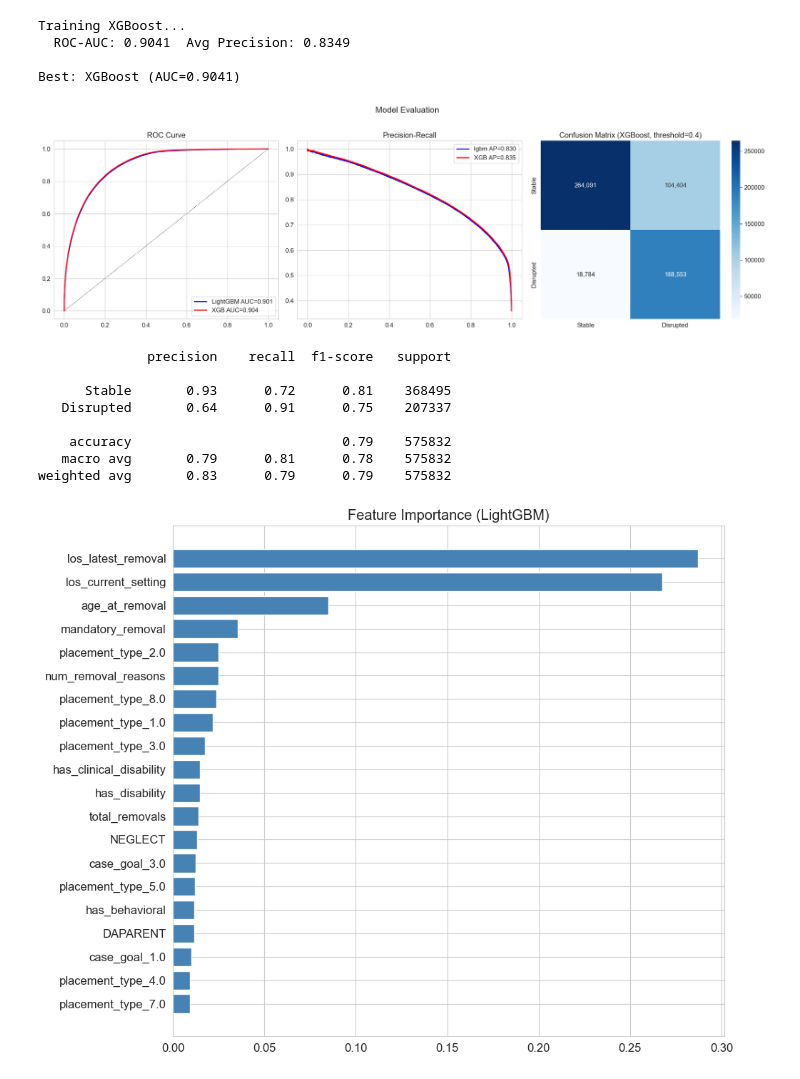
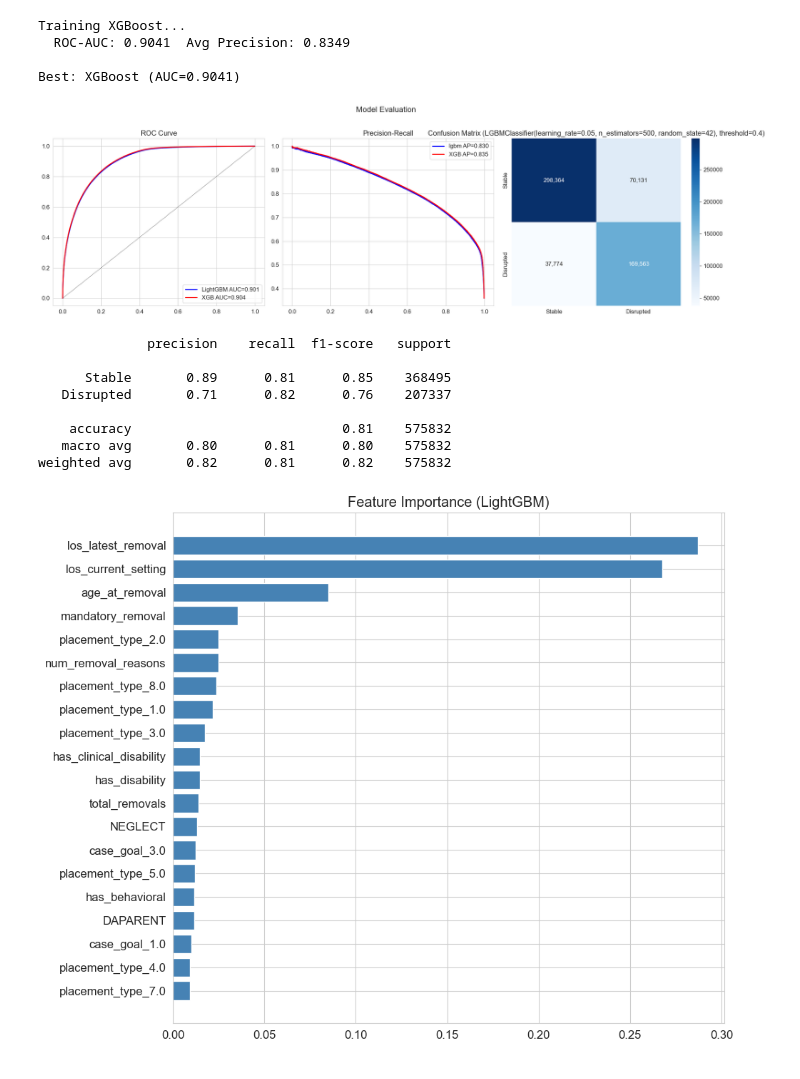
Before and after one commit to courtneyjchen/careassist-foster-care-ai, a Jupyter notebook: LightGBM_court.ipynb, the cells around one changed output. Drawn from its saved outputs; the diff is of its cells as text; code cells hidden in the pictures.

```diff
--- a/LightGBM_court.ipynb
+++ b/LightGBM_court.ipynb
@@ -269,41 +269,41 @@ Best: XGBoost (AUC=0.9041)
 # %%
 # Cell 10: Evaluation plots
 fig, axes = plt.subplots(1, 3, figsize=(20, 6))
 
 fpr_lgbm, tpr_lgbm, _ = roc_curve(y_test, lgbm_proba)
 fpr_xg, tpr_xg, _ = roc_curve(y_test, xgb_proba)
 axes[0].plot(fpr_lgbm, tpr_lgbm, "b-", lw=2, label=f"LightGBM AUC={lgbm_auc:.3f}")
 axes[0].plot(fpr_xg, tpr_xg, "r-", lw=2, label=f"XGB AUC={xgb_auc:.3f}")
 axes[0].plot([0,1],[0,1],"k--",lw=0.5)
 axes[0].set_title("ROC Curve"); axes[0].legend()
 
 p_lgbm, r_lgbm, _ = precision_recall_curve(y_test, lgbm_proba)
 p_xg, r_xg, _ = precision_recall_curve(y_test, xgb_proba)
 axes[1].plot(r_lgbm, p_lgbm, "b-", lw=2, label=f"lgbm AP={lgbm_ap:.3f}")
 axes[1].plot(r_xg, p_xg, "r-", lw=2, label=f"XGB AP={xgb_ap:.3f}")
 axes[1].set_title("Precision-Recall"); axes[1].legend()
 
-y_pred = (best_proba >= 0.4).astype(int)
+y_pred = (lgbm_proba >= 0.4).astype(int)
 cm = confusion_matrix(y_test, y_pred)
 sns.heatmap(cm, annot=True, fmt=",d", cmap="Blues",
     xticklabels=["Stable","Disrupted"], yticklabels=["Stable","Disrupted"], ax=axes[2])
-axes[2].set_title(f"Confusion Matrix ({best_name}, threshold=0.4)")
+axes[2].set_title(f"Confusion Matrix ({lgbm}, threshold=0.4)")
 
 plt.suptitle("Model Evaluation", fontsize=16, y=1.02)
 plt.tight_layout()
 plt.savefig("model_evaluation.png", dpi=150, bbox_inches="tight")
 plt.show()
 print(classification_report(y_test, y_pred, target_names=["Stable","Disrupted"]))
 # %% [output]
-[figure, old version]
+[figure, new version]
               precision    recall  f1-score   support
 
-      Stable       0.93      0.72      0.81    368495
-   Disrupted       0.64      0.91      0.75    207337
+      Stable       0.89      0.81      0.85    368495
+   Disrupted       0.71      0.82      0.76    207337
 
-    accuracy                           0.79    575832
-   macro avg       0.79      0.81      0.78    575832
-weighted avg       0.83      0.79      0.79    575832
+    accuracy                           0.81    575832
+   macro avg       0.80      0.81      0.80    575832
+weighted avg       0.82      0.81      0.82    575832
 # %%
 # Cell 11: Feature importance
 feat_imp = pd.DataFrame({"feature":feature_names, "importance":lgbm.feature_importances_}
```
